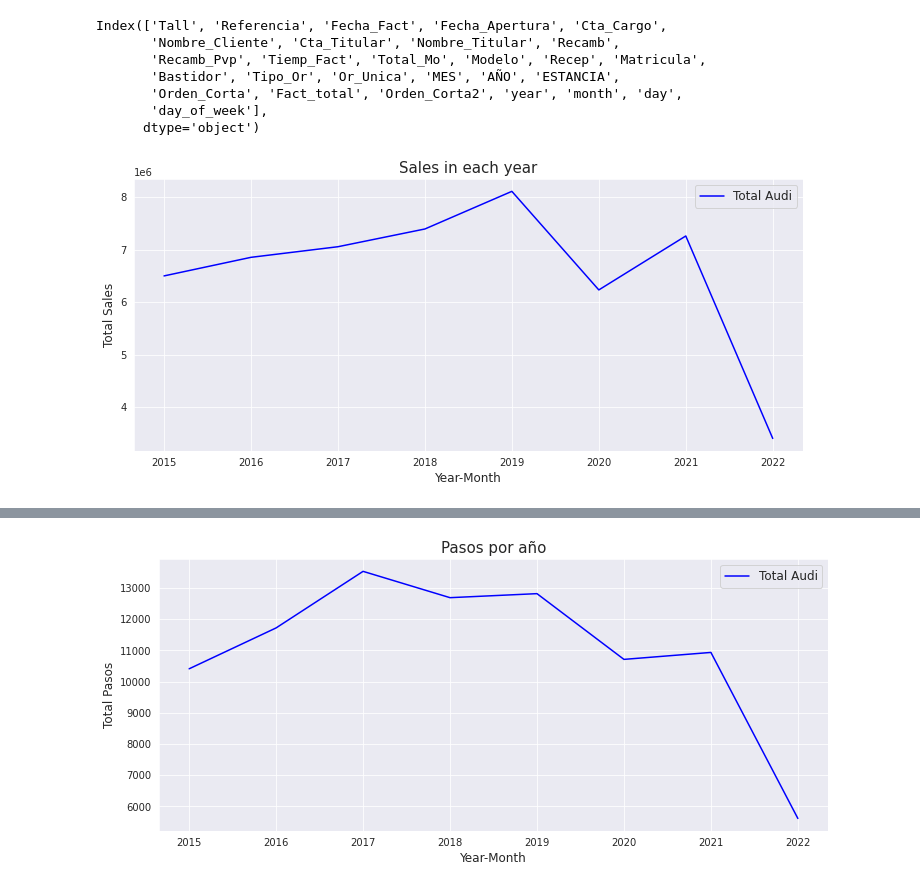
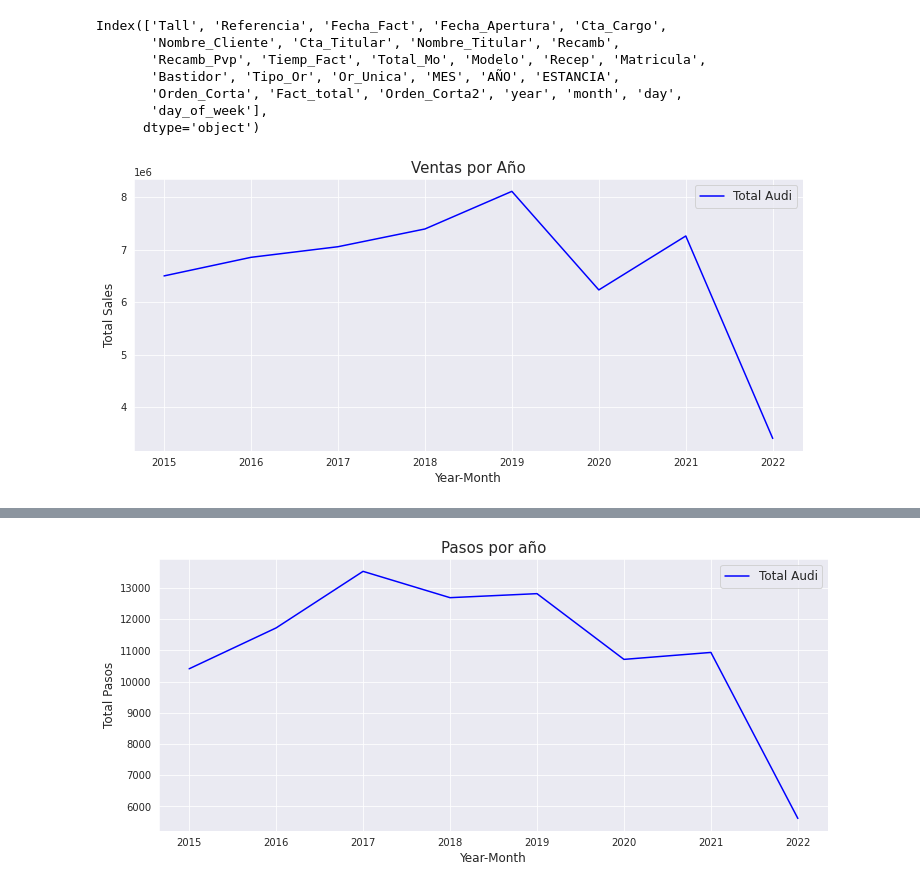
Before and after one commit to pacomm5/PLANTILLAS2, a Jupyter notebook: COHORT3_MIO4.ipynb, the cells around one changed output, grey strips where cells are left out. Cells and saved outputs as stored; diff of their text form; code cells hidden in the pictures.

```diff
--- a/COHORT3_MIO4.ipynb
+++ b/COHORT3_MIO4.ipynb
@@ -708,13 +726,13 @@ Index(['Tall', 'Referencia', 'Fecha_Fact', 'Fecha_Apertura', 'Cta_Cargo',
 # %%
 plt.figure(figsize=(12,5))
 df_audi.groupby(['year'])['Fact_total'].sum().plot(kind='line',label='Total Audi',color='blue')
 
 
 plt.xlabel('Year-Month',size=12)
 plt.ylabel('Total Sales', size=12)
-plt.title('Sales in each year', size=15)
+plt.title('Ventas por Año', size=15)
 plt.xticks([2015,2016,2017,2018,2019,2020,2021,2022])
 plt.legend(fontsize=12)
 plt.show()
 # %% [output]
-[figure, old version]
+[figure, new version]
```
Also changed, not shown: parts of 7 cells of this notebook.
